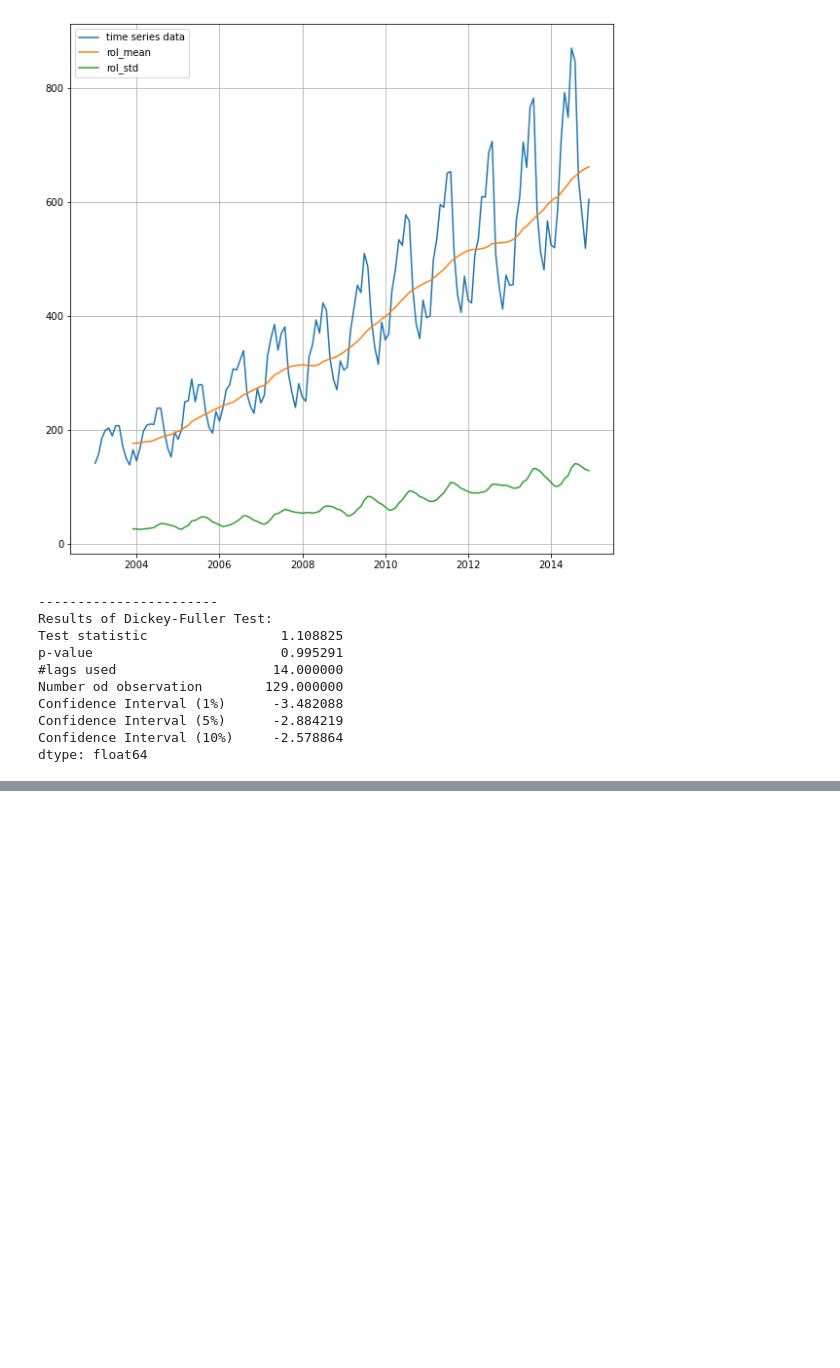
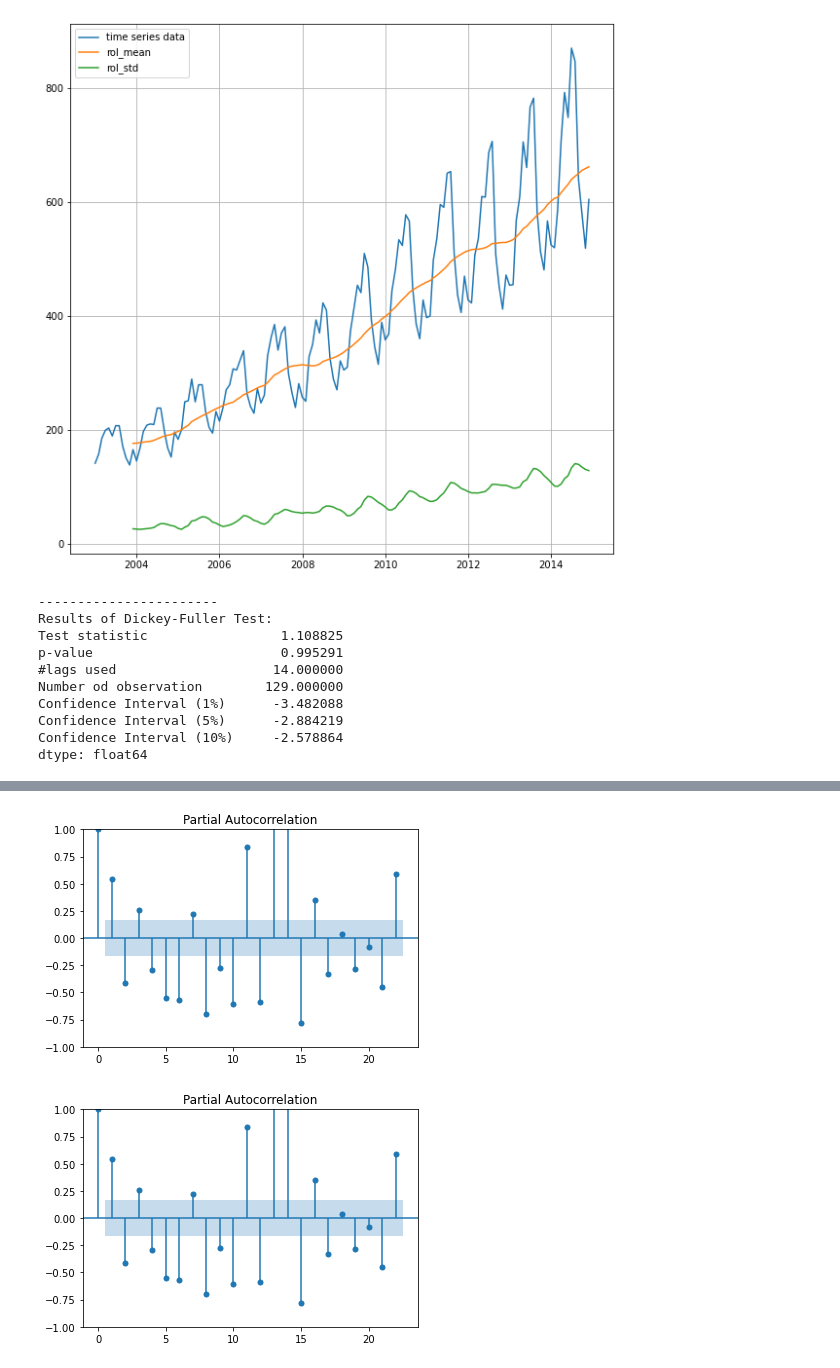
Before and after one commit to FazlullahBokhari/AI.workspace, a Jupyter notebook: Time Series.ipynb, the cells around one changed output, grey strips where cells are left out. Cells and saved outputs as stored; diff of their text form; code cells hidden in the pictures; blank space fills up the shorter version.

```diff
--- a/Time Series.ipynb
+++ b/Time Series.ipynb
@@ -651,0 +665,5 @@ dtype: float64
+# %%
+smt.graphics.plot_pacf(log_diff_data2)
+# %% [output]
+[figure, added]
+[figure, added]
```
Also changed, not shown: parts of 19 cells of this notebook.
